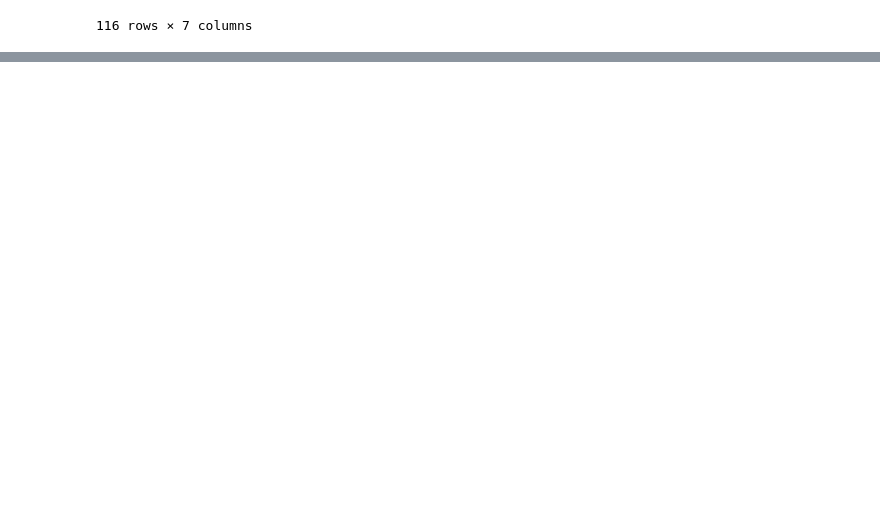
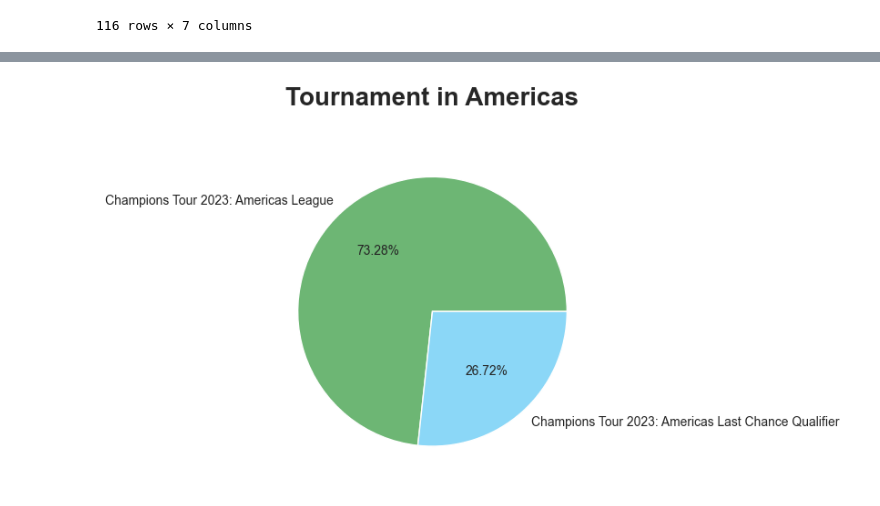
Before and after one commit to SoRaz049/DataAnalysisProjects, a Jupyter notebook: Valorant Tournament Analysis/vct_2023_analysis.ipynb, the cells around one changed output, grey strips where cells are left out. Saved outputs shown, nothing was run; the diff lists cells and outputs as text; code cells hidden in the pictures; blank space fills up the shorter version.

```diff
--- a/Valorant Tournament Analysis/vct_2023_analysis.ipynb
+++ b/Valorant Tournament Analysis/vct_2023_analysis.ipynb
@@ -277,0 +279,3 @@ plt.show()
+# %%
+df_maps['Attacker Side Win Percentage'] = df_maps['Attacker Side Win Percentage'].str.rstrip('%').astype(int)
+df_maps['Defender Side Win Percentage'] = df_maps['Defender Side Win Percentage'].str.rstrip('%').astype(int)
@@ -277,0 +330,9 @@ plt.show()
+# %%
+tourna_unique = df_maps['Tournament'].value_counts()
+color=['#6db674', '#8bd7f7']
+sns.set_style("darkgrid")
+plt.pie(tourna_unique.values, labels = tourna_unique.index, autopct = '%.2f%%', colors= color)
+plt.title("Tournament in Americas", fontweight = 'bold', fontsize = 20, pad = 30)
+plt.show()
+# %% [output]
+[figure, added]
```
Also changed, not shown: parts of 5 cells of this notebook.
